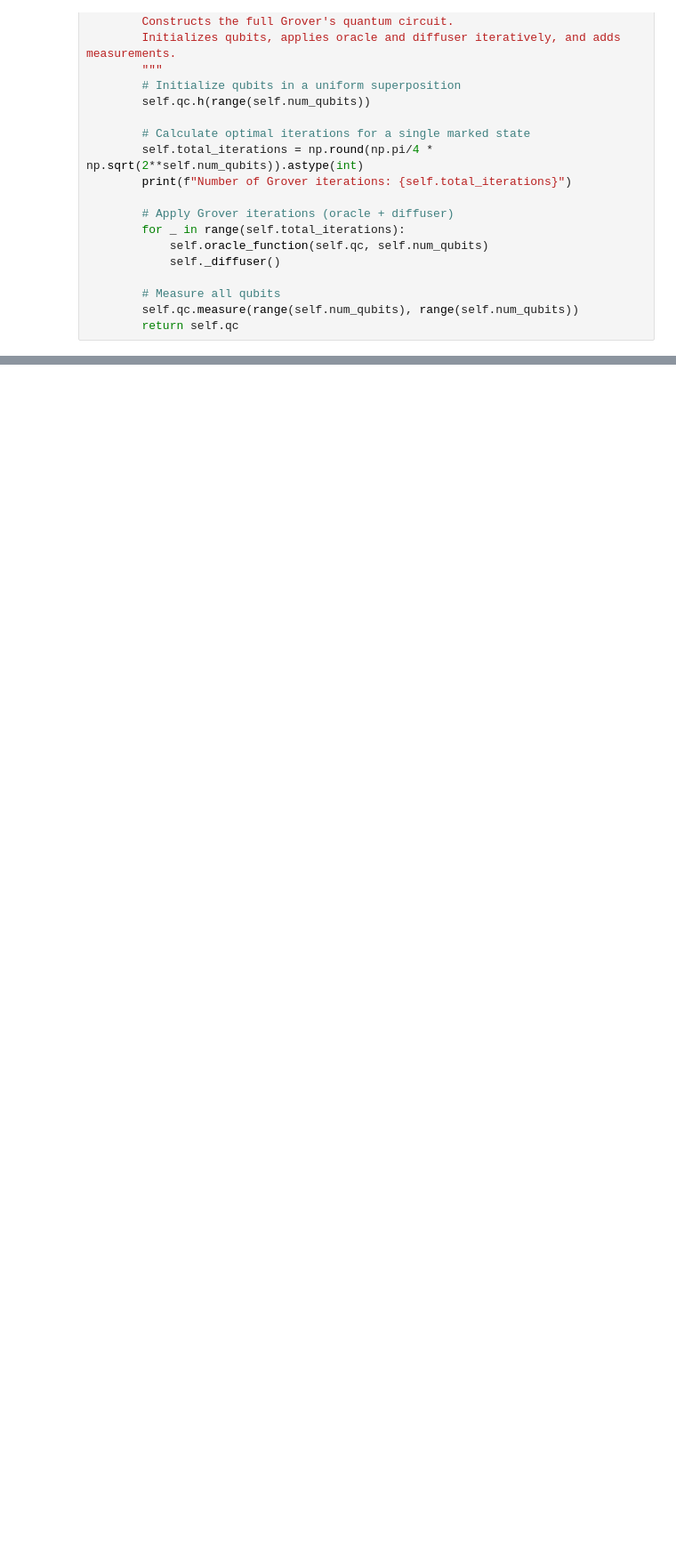
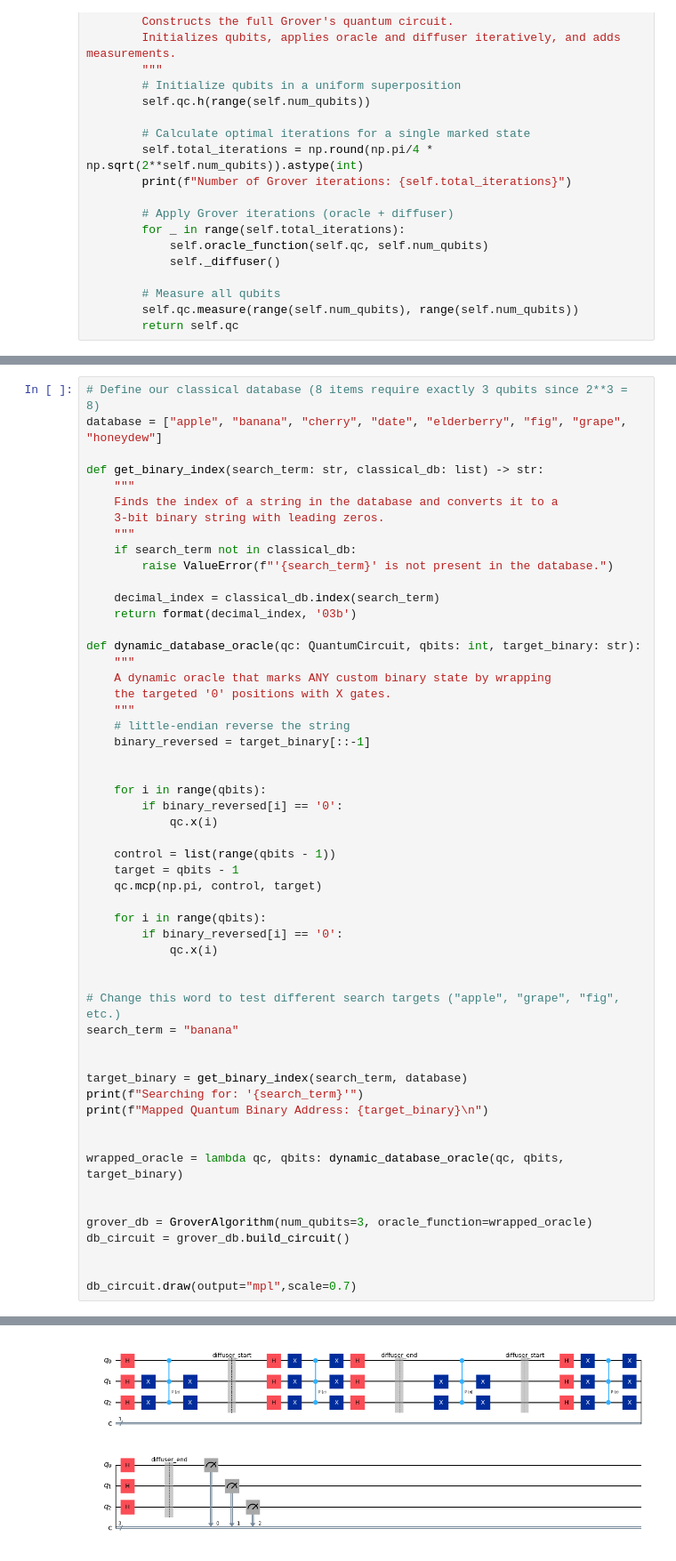
Before and after one commit to adrianrguez314/quantum-computing-with-qiskit, a Jupyter notebook: 05_Grover_algorithms.ipynb, the cells around one changed output, grey strips where cells are left out. Shown at 89% size. Cells and saved outputs as stored; diff of their text form; blank space fills up the shorter version.

```diff
--- a/05_Grover_algorithms.ipynb
+++ b/05_Grover_algorithms.ipynb
@@ -78,0 +79,55 @@ Number of Grover iterations: 2
+# %%
+# Define our classical database (8 items require exactly 3 qubits since 2**3 = 8)
+database = ["apple", "banana", "cherry", "date", "elderberry", "fig", "grape", "honeydew"]
+
+def get_binary_index(search_term: str, classical_db: list) -> str:
+    """
+    Finds the index of a string in the database and converts it to a
+    3-bit binary string with leading zeros.
+    """
+    if search_term not in classical_db:
+        raise ValueError(f"'{search_term}' is not present in the database.")
+
+    decimal_index = classical_db.index(search_term)
+    return format(decimal_index, '03b')
+
+def dynamic_database_oracle(qc: QuantumCircuit, qbits: int, target_binary: str):
+    """
+    A dynamic oracle that marks ANY custom binary state by wrapping
+    the targeted '0' positions with X gates.
+    """
+    # little-endian reverse the string
+    binary_reversed = target_binary[::-1]
+
+
+    for i in range(qbits):
+        if binary_reversed[i] == '0':
+            qc.x(i)
+
+    control = list(range(qbits - 1))
+    target = qbits - 1
+    qc.mcp(np.pi, control, target)
+
+    for i in range(qbits):
+        if binary_reversed[i] == '0':
+            qc.x(i)
+
+
+# Change this word to test different search targets ("apple", "grape", "fig", etc.)
+search_term = "banana"
+
+
+target_binary = get_binary_index(search_term, database)
+print(f"Searching for: '{search_term}'")
+print(f"Mapped Quantum Binary Address: {target_binary}\n")
+
+
+wrapped_oracle = lambda qc, qbits: dynamic_database_oracle(qc, qbits, target_binary)
+
+
+grover_db = GroverAlgorithm(num_qubits=3, oracle_function=wrapped_oracle)
+db_circuit = grover_db.build_circuit()
+
+
+db_circuit.draw(output="mpl",scale=0.7)
+# %% [output]
@@ -79 +138,2 @@ Number of Grover iterations: 2
+[figure, added]
 # %%
```
Also changed, not shown: parts of 3 cells of this notebook.
